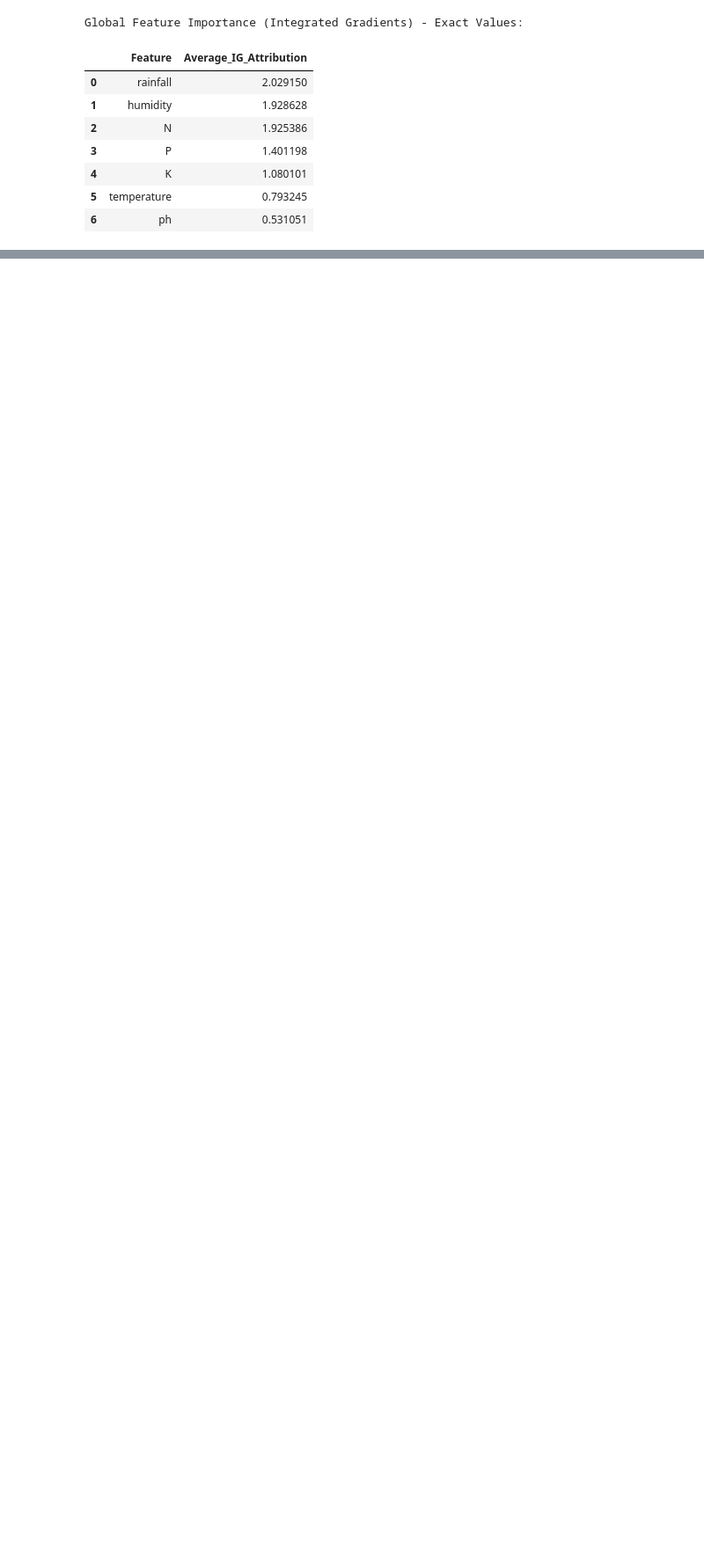
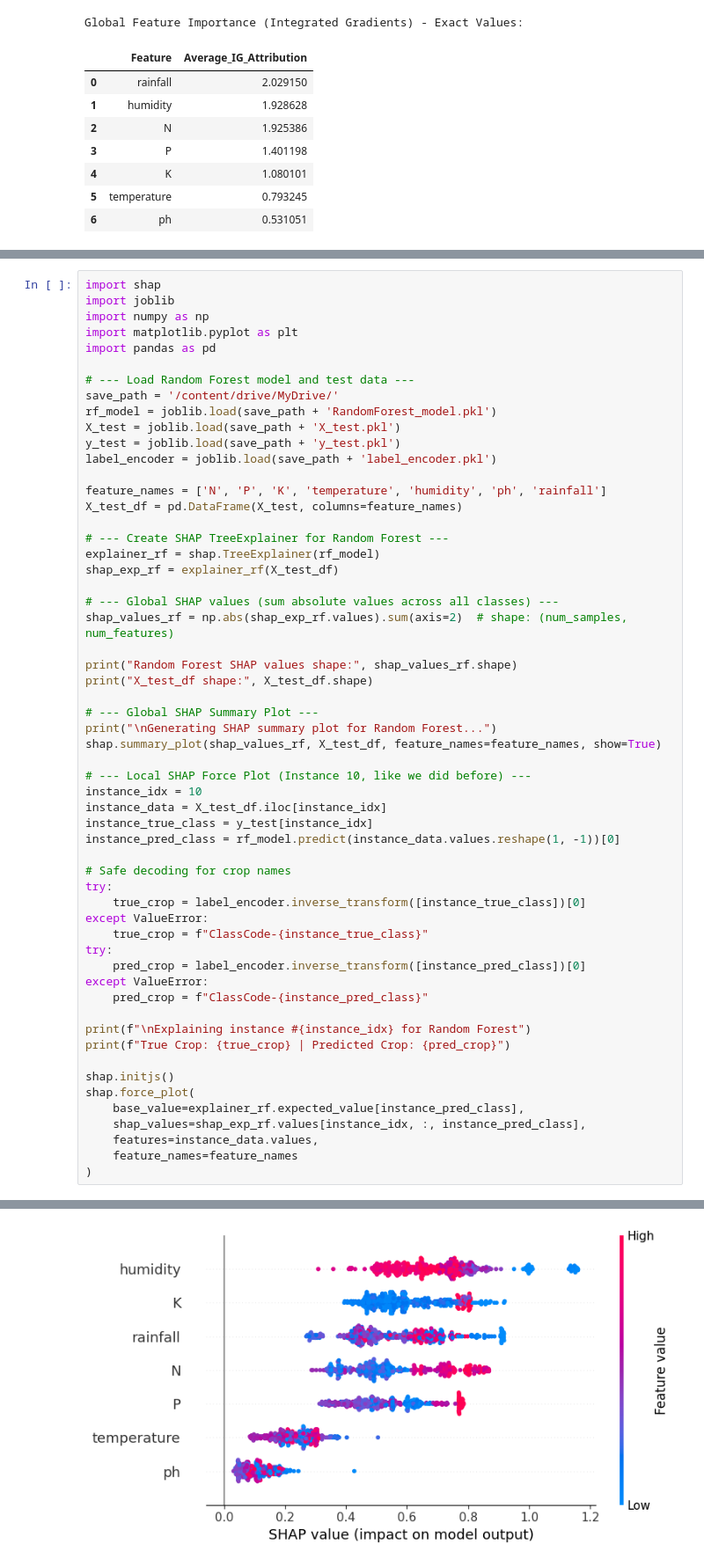
Before and after one commit to priyanshupriyank04/research_paper_project, a Jupyter notebook: research.ipynb, the cells around one changed output, grey strips where cells are left out. Shown at 88% size. Cells and saved outputs as stored; diff of their text form; blank space fills up the shorter version.

Commit message:
shap implementation of rf

```diff
--- a/research.ipynb
+++ b/research.ipynb
@@ -671,0 +674,58 @@ Global Feature Importance (Integrated Gradients) - Exact Values:
+# %%
+import shap
+import joblib
+import numpy as np
+import matplotlib.pyplot as plt
+import pandas as pd
+
+# --- Load Random Forest model and test data ---
+save_path = '/content/drive/MyDrive/'
+rf_model = joblib.load(save_path + 'RandomForest_model.pkl')
+X_test = joblib.load(save_path + 'X_test.pkl')
+y_test = joblib.load(save_path + 'y_test.pkl')
+label_encoder = joblib.load(save_path + 'label_encoder.pkl')
+
+feature_names = ['N', 'P', 'K', 'temperature', 'humidity', 'ph', 'rainfall']
+X_test_df = pd.DataFrame(X_test, columns=feature_names)
+
+# --- Create SHAP TreeExplainer for Random Forest ---
+explainer_rf = shap.TreeExplainer(rf_model)
+shap_exp_rf = explainer_rf(X_test_df)
+
+# --- Global SHAP values (sum absolute values across all classes) ---
+shap_values_rf = np.abs(shap_exp_rf.values).sum(axis=2)  # shape: (num_samples, num_features)
+
+print("Random Forest SHAP values shape:", shap_values_rf.shape)
+print("X_test_df shape:", X_test_df.shape)
+
+# --- Global SHAP Summary Plot ---
+print("\nGenerating SHAP summary plot for Random Forest...")
+shap.summary_plot(shap_values_rf, X_test_df, feature_names=feature_names, show=True)
+
+# --- Local SHAP Force Plot (Instance 10, like we did before) ---
+instance_idx = 10
+instance_data = X_test_df.iloc[instance_idx]
+instance_true_class = y_test[instance_idx]
+instance_pred_class = rf_model.predict(instance_data.values.reshape(1, -1))[0]
+
+# Safe decoding for crop names
+try:
+    true_crop = label_encoder.inverse_transform([instance_true_class])[0]
+except ValueError:
+    true_crop = f"ClassCode-{instance_true_class}"
+try:
+    pred_crop = label_encoder.inverse_transform([instance_pred_class])[0]
+except ValueError:
+    pred_crop = f"ClassCode-{instance_pred_class}"
+
+print(f"\nExplaining instance #{instance_idx} for Random Forest")
+print(f"True Crop: {true_crop} | Predicted Crop: {pred_crop}")
+
+shap.initjs()
+shap.force_plot(
+    base_value=explainer_rf.expected_value[instance_pred_class],
+    shap_values=shap_exp_rf.values[instance_idx, :, instance_pred_class],
+    features=instance_data.values,
+    feature_names=feature_names
+)
+# %% [output]
@@ -671,0 +736 @@ Global Feature Importance (Integrated Gradients) - Exact Values:
+[figure, added]
```
Also changed, not shown: parts of 3 cells of this notebook.
